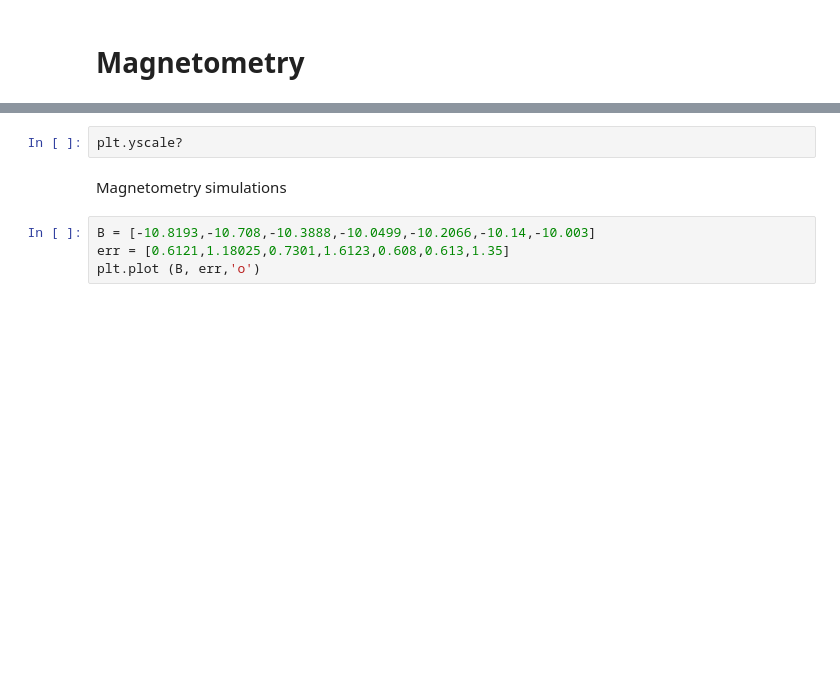
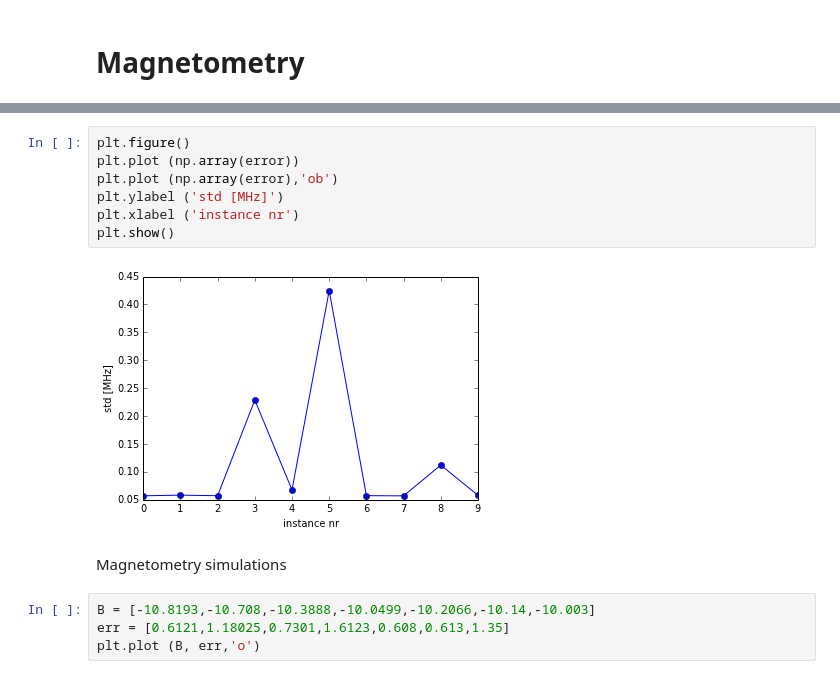
Before and after one commit to zaguros/analysis, a Jupyter notebook: iPython_Notebooks/LT1/Magnetometry on Gretel LT1.ipynb, the cells around one changed output, grey strips where cells are left out. Cells and saved outputs as stored; diff of their text form; blank space fills up the shorter version.

```diff
--- a/iPython_Notebooks/LT1/Magnetometry on Gretel LT1.ipynb
+++ b/iPython_Notebooks/LT1/Magnetometry on Gretel LT1.ipynb
@@ -221,5 +239,12 @@ d:\measuring\data\20141015\100801_adptv_estimation_det=-22.1875MHz_N=7_M=7_majRe
-# %%
-plt.yscale?
+# %%
+plt.figure()
+plt.plot (np.array(error))
+plt.plot (np.array(error),'ob')
+plt.ylabel ('std [MHz]')
+plt.xlabel ('instance nr')
+plt.show()
+# %% [output]
+[figure, added]
 # %% [markdown]
 Magnetometry simulations
 # %%
```
Also changed, not shown: parts of 4 cells of this notebook, 4 other files.
